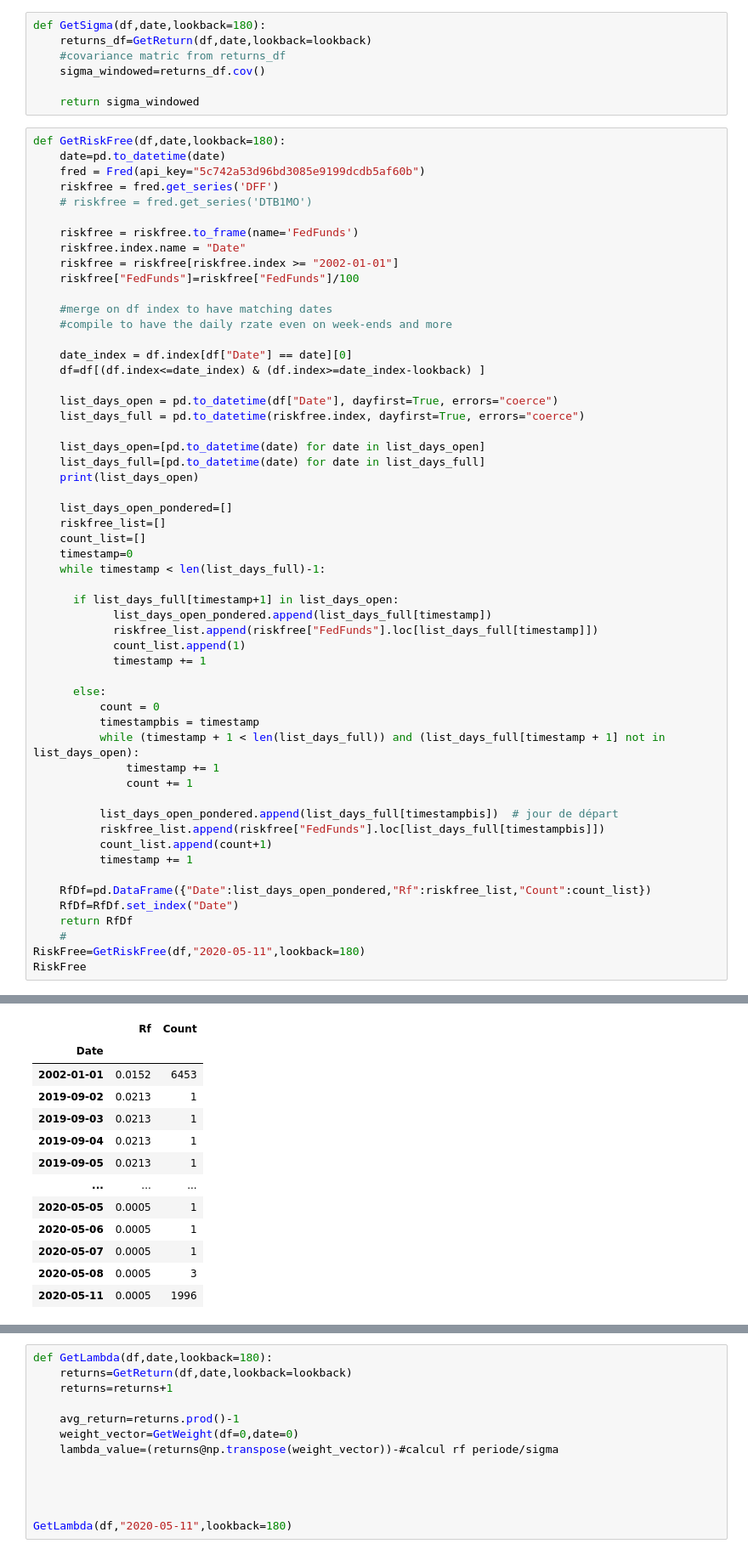
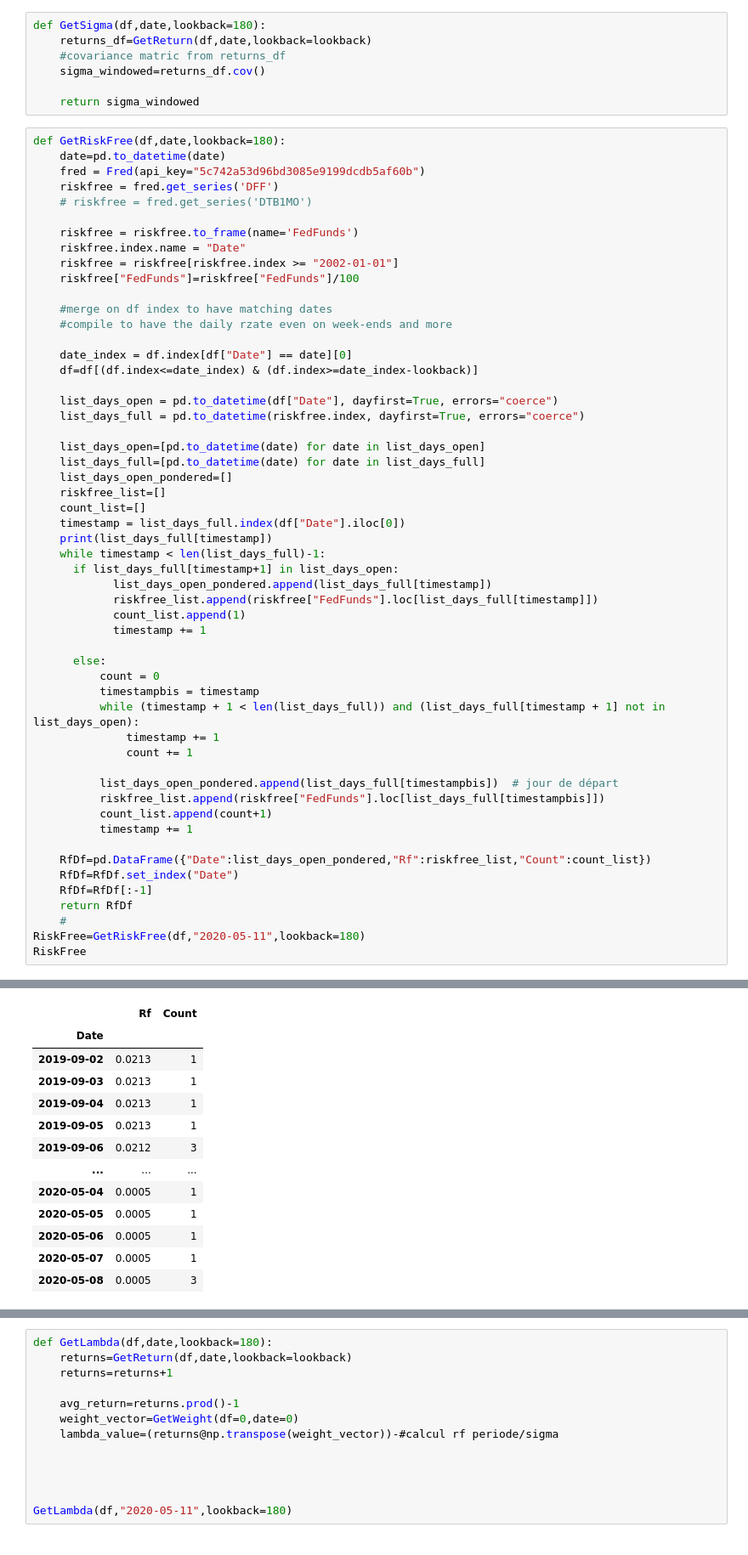
Before and after one commit to MaloBardin/Research-Project, a Jupyter notebook: View Value Estimator.ipynb, the cells around one changed output, grey strips where cells are left out. Shown at 85% size. Drawn from its saved outputs; the diff is of its cells as text.

Commit message:
Fixed RF caclulator table

```diff
--- a/View Value Estimator.ipynb
+++ b/View Value Estimator.ipynb
@@ -328,21 +328,19 @@ def GetRiskFree(df,date,lookback=180):
     #compile to have the daily rzate even on week-ends and more
 
     date_index = df.index[df["Date"] == date][0]
-    df=df[(df.index<=date_index) & (df.index>=date_index-lookback) ]
+    df=df[(df.index<=date_index) & (df.index>=date_index-lookback)]
 
     list_days_open = pd.to_datetime(df["Date"], dayfirst=True, errors="coerce")
     list_days_full = pd.to_datetime(riskfree.index, dayfirst=True, errors="coerce")
 
     list_days_open=[pd.to_datetime(date) for date in list_days_open]
     list_days_full=[pd.to_datetime(date) for date in list_days_full]
-    print(list_days_open)
-
     list_days_open_pondered=[]
     riskfree_list=[]
     count_list=[]
-    timestamp=0
+    timestamp = list_days_full.index(df["Date"].iloc[0])
+    print(list_days_full[timestamp])
     while timestamp < len(list_days_full)-1:
-
       if list_days_full[timestamp+1] in list_days_open:
             list_days_open_pondered.append(list_days_full[timestamp])
             riskfree_list.append(riskfree["FedFunds"].loc[list_days_full[timestamp]])
@@ -363,6 +361,7 @@ def GetRiskFree(df,date,lookback=180):
 
     RfDf=pd.DataFrame({"Date":list_days_open_pondered,"Rf":riskfree_list,"Count":count_list})
     RfDf=RfDf.set_index("Date")
+    RfDf=RfDf[:-1]
     return RfDf
     #
 RiskFree=GetRiskFree(df,"2020-05-11",lookback=180)
@@ -372,13 +371,13 @@ RiskFree
 |  | Rf | Count |
 | Date |  |  |
-| 2002-01-01 | 0.0152 | 6453 |
 | 2019-09-02 | 0.0213 | 1 |
 | 2019-09-03 | 0.0213 | 1 |
 | 2019-09-04 | 0.0213 | 1 |
 | 2019-09-05 | 0.0213 | 1 |
+| 2019-09-06 | 0.0212 | 3 |
 | ... | ... | ... |
+| 2020-05-04 | 0.0005 | 1 |
 | 2020-05-05 | 0.0005 | 1 |
 | 2020-05-06 | 0.0005 | 1 |
 | 2020-05-07 | 0.0005 | 1 |
 | 2020-05-08 | 0.0005 | 3 |
-| 2020-05-11 | 0.0005 | 1996 |
```
Also changed, not shown: parts of 1 cell of this notebook.
